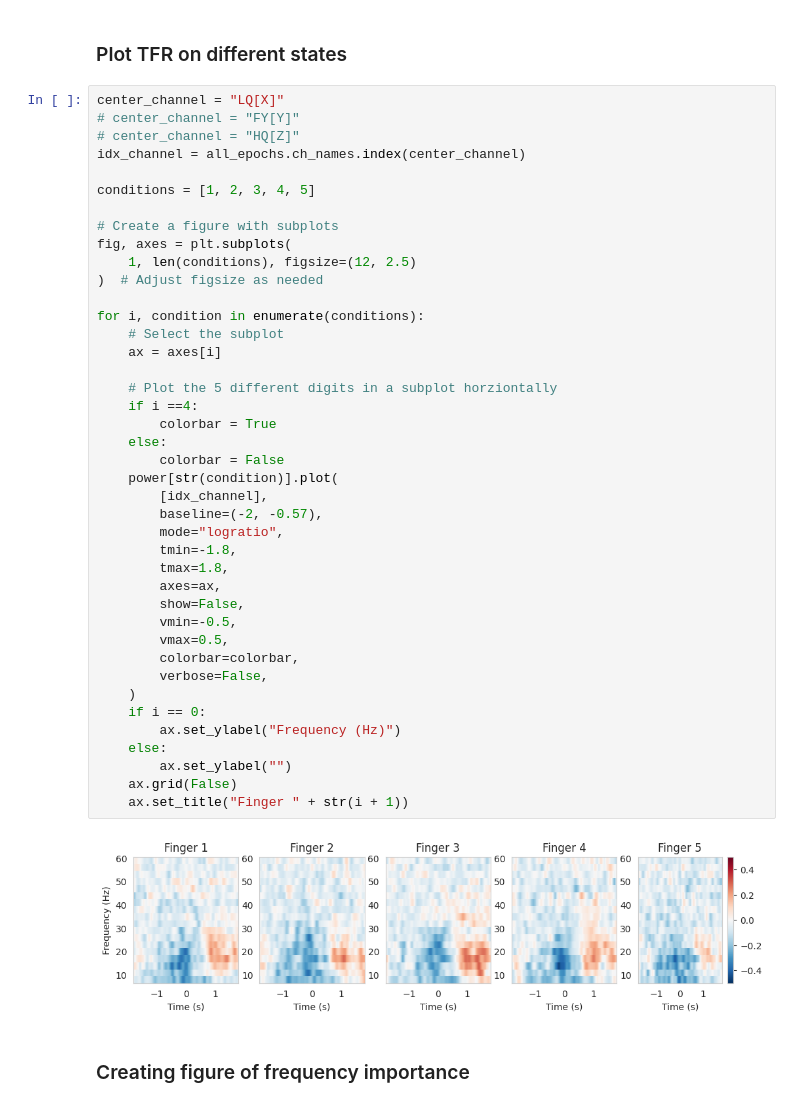
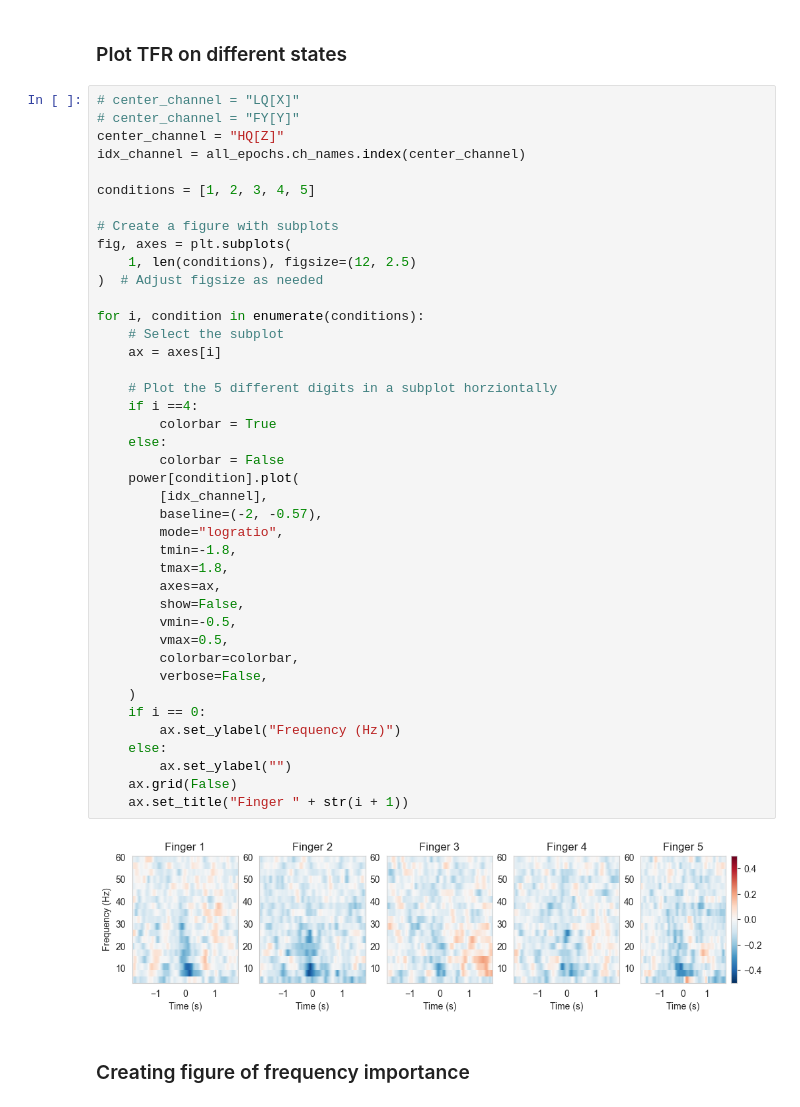
Before and after one commit to MarIniOnz/opm-thesis, a Jupyter notebook: notebooks/final_figures/tfr_1st_Figures.ipynb, the cells around one changed output. Drawn from its saved outputs; the diff is of its cells as text.

```diff
--- a/notebooks/final_figures/tfr_1st_Figures.ipynb
+++ b/notebooks/final_figures/tfr_1st_Figures.ipynb
@@ -42,9 +42,9 @@ else:
 # %% [markdown]
 ### Plot TFR on different states
 # %%
-center_channel = "LQ[X]"
+# center_channel = "LQ[X]"
 # center_channel = "FY[Y]"
-# center_channel = "HQ[Z]"
+center_channel = "HQ[Z]"
 idx_channel = all_epochs.ch_names.index(center_channel)
 
 conditions = [1, 2, 3, 4, 5]
@@ -55,35 +55,35 @@ fig, axes = plt.subplots(
 )  # Adjust figsize as needed
 
 for i, condition in enumerate(conditions):
     # Select the subplot
     ax = axes[i]
 
     # Plot the 5 different digits in a subplot horziontally
     if i ==4:
         colorbar = True
     else:
         colorbar = False
-    power[str(condition)].plot(
+    power[condition].plot(
         [idx_channel],
         baseline=(-2, -0.57),
         mode="logratio",
         tmin=-1.8,
         tmax=1.8,
         axes=ax,
         show=False,
         vmin=-0.5,
         vmax=0.5,
         colorbar=colorbar,
         verbose=False,
     )
     if i == 0:
         ax.set_ylabel("Frequency (Hz)")
     else:
         ax.set_ylabel("")
     ax.grid(False)
     ax.set_title("Finger " + str(i + 1))
 # %% [output]
-[figure, old version]
+[figure, new version]
 # %% [markdown]
 ### Creating figure of frequency importance
 # %%
```
Also changed, not shown: parts of 3 cells of this notebook, 11 other files.
